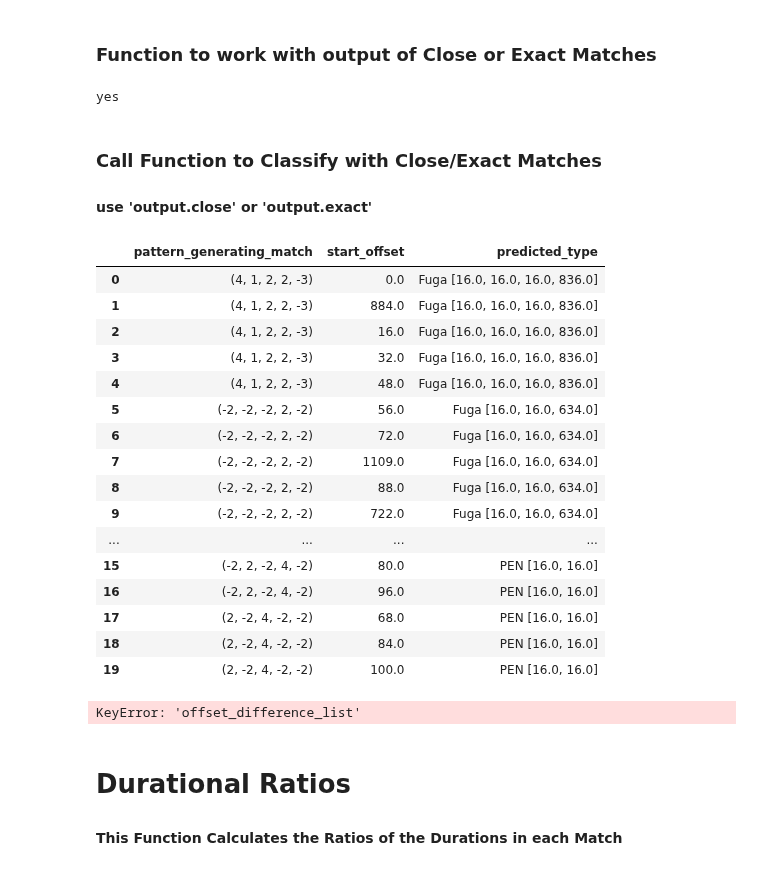
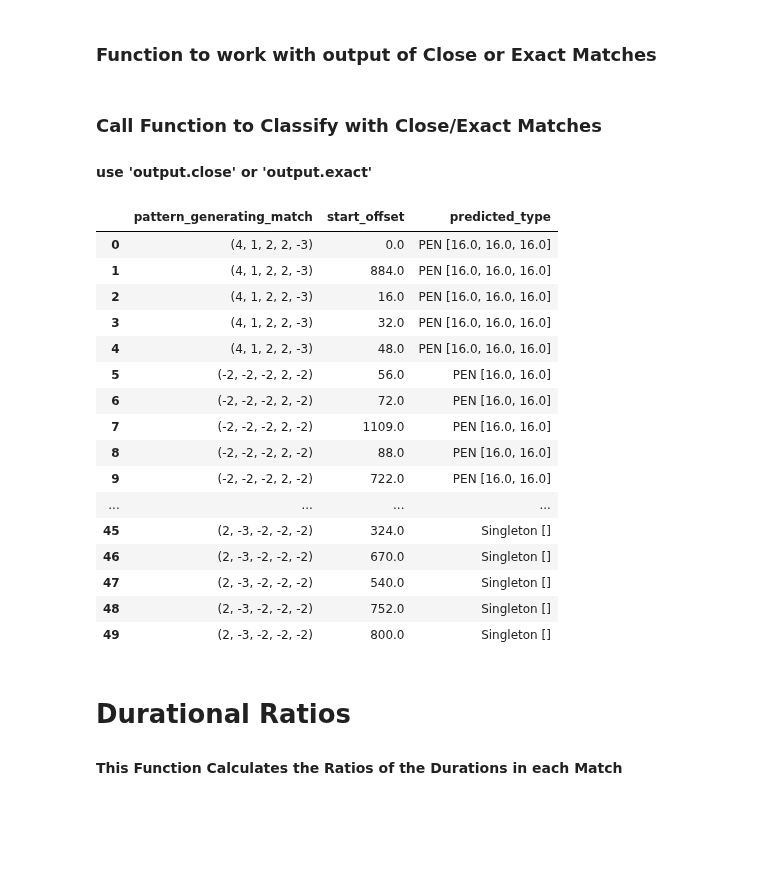
Before and after one commit to RichardFreedman/CRIM-notebooks, a Jupyter notebook: CRIM/CRIM_intervals_nb_1_19_21_dev.ipynb, the cells around one changed output. Drawn from its saved outputs; the diff is of its cells as text; code cells hidden in the pictures; blank space fills up the shorter version.

```diff
--- a/CRIM/CRIM_intervals_nb_1_19_21_dev.ipynb
+++ b/CRIM/CRIM_intervals_nb_1_19_21_dev.ipynb
@@ -324,7 +324,7 @@ def classify_offsets_a(offset_difference_list):
     """
     Put logic for classifying an offset list here
     """
-    offset_difference_list = limit_offset_size(offset_difference_list, 1000)
+    offset_difference_list = limit_offset_size(offset_difference_list, 64)
 
     alt_list = offset_difference_list[::2]
 
@@ -333,9 +333,18 @@ def classify_offsets_a(offset_difference_list):
         return f"PEN {offset_difference_list}"
     elif (len(offset_difference_list) %2 != 0) and (len(set(alt_list)) == 1):
         return f"ID {offset_difference_list}"
+    elif len(offset_difference_list) >= 1:
+        return f"Fuga {offset_difference_list}"
     else:
-         return f"Fuga {offset_difference_list}"
+        return f"Singleton {offset_difference_list}"
 
+
+    # if len(set(offset_difference_list)) == 1 and len(offset_difference_list) > 1:
+    #     return f"PEN {offset_difference_list}"
+    # elif (len(offset_difference_list) %2 != 0) and (len(set(alt_list)) == 1):
+    #     return f"ID {offset_difference_list}"
+    # else:
+    #      return f"Fuga {offset_difference_list}"
 
 def get_offset_difference_list_a(group):
     group = group.sort_values("start_offset")
@@ -347,42 +356,30 @@ def predict_type_a(group):
     offset_differences = get_offset_difference_list_a(group)
     group["predicted_type"] = classify_offsets_a(offset_differences)
     return group
-# %%
-# s =  [16, 16]
-# len([16, 16]) == 1 | set
-if len(set([16, 16])) == 1 and len([16, 16]) > 1:
-    print("yes")
-# len(set(offset_difference_list)) == 1 | len(offset_difference_list) >= 2
-# %% [output]
-yes
 # %% [markdown]
 ### Call Function to Classify with Close/Exact Matches
 #### use 'output.close' or 'output.exact'
 # %%
-df = output_close.applymap(lists_to_tuples).groupby("pattern_generating_match").apply(predict_type_a)[:20]
+df = output_close.applymap(lists_to_tuples).groupby("pattern_generating_match").apply(predict_type_a)[:50]
 df[["pattern_generating_match", "start_offset", "predicted_type"]]
 # %% [output]
 |  | pattern_generating_match | start_offset | predicted_type |
-| 0 | (4, 1, 2, 2, -3) | 0.0 | Fuga [16.0, 16.0, 16.0, 836.0] |
-| 1 | (4, 1, 2, 2, -3) | 884.0 | Fuga [16.0, 16.0, 16.0, 836.0] |
-| 2 | (4, 1, 2, 2, -3) | 16.0 | Fuga [16.0, 16.0, 16.0, 836.0] |
-| 3 | (4, 1, 2, 2, -3) | 32.0 | Fuga [16.0, 16.0, 16.0, 836.0] |
-| 4 | (4, 1, 2, 2, -3) | 48.0 | Fuga [16.0, 16.0, 16.0, 836.0] |
-| 5 | (-2, -2, -2, 2, -2) | 56.0 | Fuga [16.0, 16.0, 634.0] |
-| 6 | (-2, -2, -2, 2, -2) | 72.0 | Fuga [16.0, 16.0, 634.0] |
-| 7 | (-2, -2, -2, 2, -2) | 1109.0 | Fuga [16.0, 16.0, 634.0] |
-| 8 | (-2, -2, -2, 2, -2) | 88.0 | Fuga [16.0, 16.0, 634.0] |
-| 9 | (-2, -2, -2, 2, -2) | 722.0 | Fuga [16.0, 16.0, 634.0] |
+| 0 | (4, 1, 2, 2, -3) | 0.0 | PEN [16.0, 16.0, 16.0] |
+| 1 | (4, 1, 2, 2, -3) | 884.0 | PEN [16.0, 16.0, 16.0] |
+| 2 | (4, 1, 2, 2, -3) | 16.0 | PEN [16.0, 16.0, 16.0] |
+| 3 | (4, 1, 2, 2, -3) | 32.0 | PEN [16.0, 16.0, 16.0] |
+| 4 | (4, 1, 2, 2, -3) | 48.0 | PEN [16.0, 16.0, 16.0] |
+| 5 | (-2, -2, -2, 2, -2) | 56.0 | PEN [16.0, 16.0] |
+| 6 | (-2, -2, -2, 2, -2) | 72.0 | PEN [16.0, 16.0] |
+| 7 | (-2, -2, -2, 2, -2) | 1109.0 | PEN [16.0, 16.0] |
+| 8 | (-2, -2, -2, 2, -2) | 88.0 | PEN [16.0, 16.0] |
+| 9 | (-2, -2, -2, 2, -2) | 722.0 | PEN [16.0, 16.0] |
 | ... | ... | ... | ... |
-| 15 | (-2, 2, -2, 4, -2) | 80.0 | PEN [16.0, 16.0] |
-| 16 | (-2, 2, -2, 4, -2) | 96.0 | PEN [16.0, 16.0] |
-| 17 | (2, -2, 4, -2, -2) | 68.0 | PEN [16.0, 16.0] |
-| 18 | (2, -2, 4, -2, -2) | 84.0 | PEN [16.0, 16.0] |
-| 19 | (2, -2, 4, -2, -2) | 100.0 | PEN [16.0, 16.0] |
+| 45 | (2, -3, -2, -2, -2) | 324.0 | Singleton [] |
+| 46 | (2, -3, -2, -2, -2) | 670.0 | Singleton [] |
+| 47 | (2, -3, -2, -2, -2) | 540.0 | Singleton [] |
+| 48 | (2, -3, -2, -2, -2) | 752.0 | Singleton [] |
+| 49 | (2, -3, -2, -2, -2) | 800.0 | Singleton [] |
-# %%
-df["offset_difference_list"]
-# %% [output]
-KeyError: 'offset_difference_list'
 # %%
 def
 # %% [markdown]
```
Also changed, not shown: parts of 1 cell of this notebook, 1 other file.
